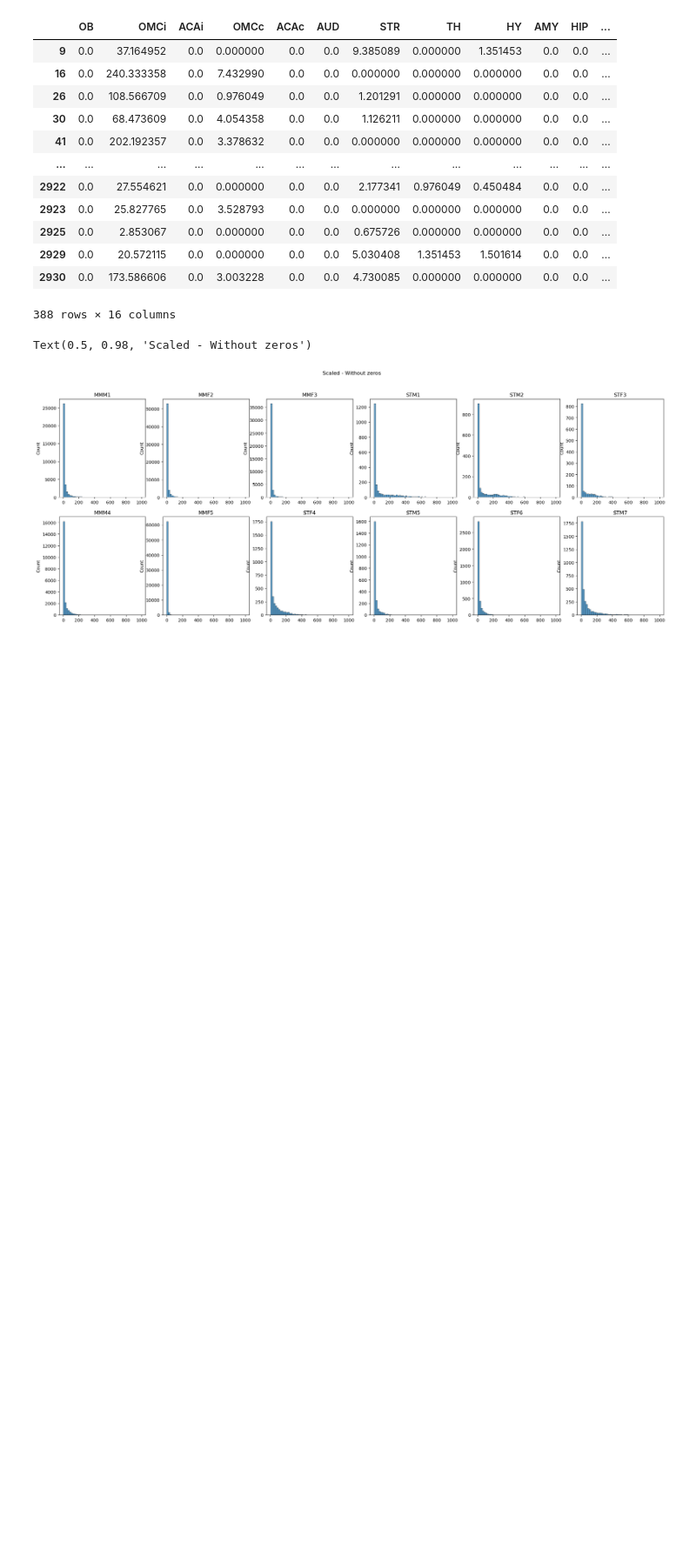
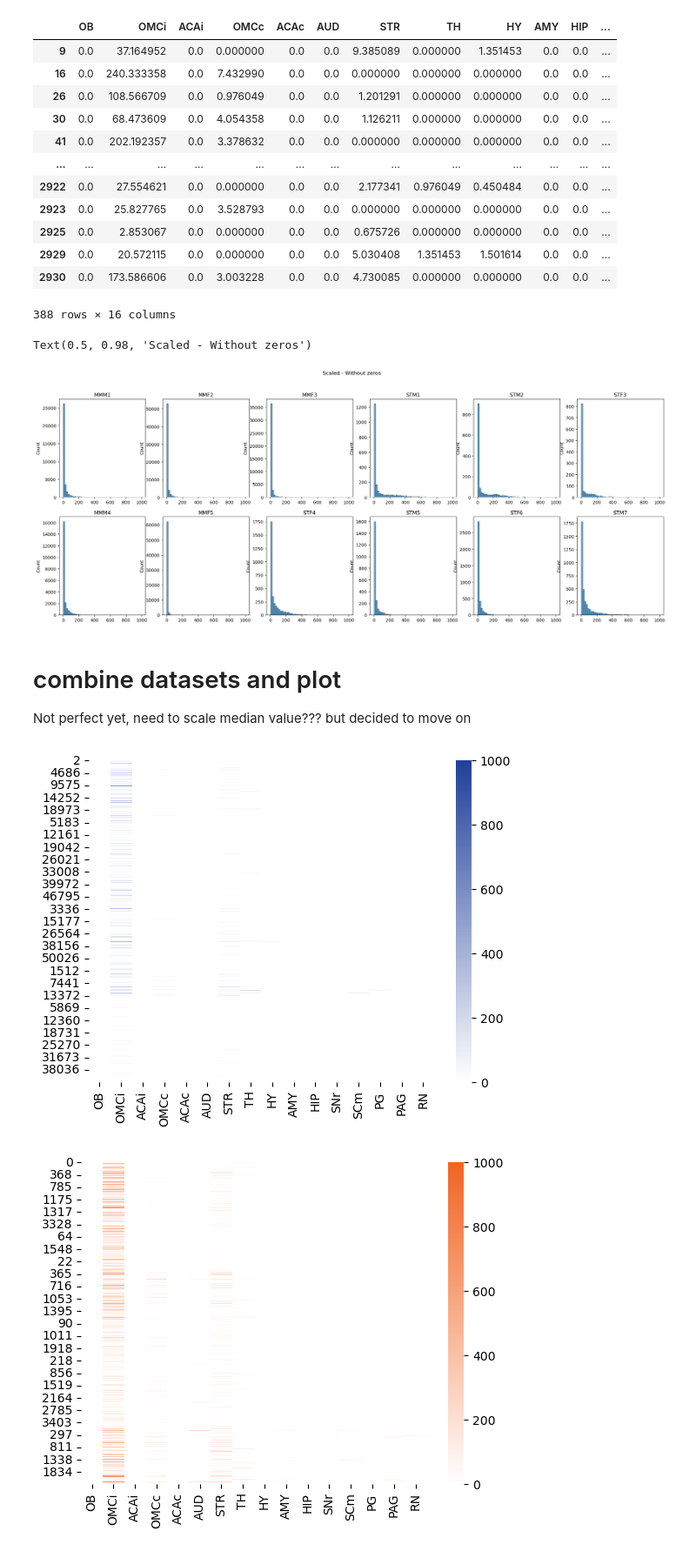
Before and after one commit to eisko/MAPseq_analysis, a Jupyter notebook: cell visualization testing.ipynb, the cells around one changed output. Shown at 87% size. Drawn from its saved outputs; the diff is of its cells as text; code cells hidden in the pictures; blank space fills up the shorter version.

Commit message:
scaled

```diff
--- a/cell visualization testing.ipynb
+++ b/cell visualization testing.ipynb
@@ -223,3 +223,25 @@ fig.suptitle("Scaled - Without zeros")
 # %% [output]
 Text(0.5, 0.98, 'Scaled - Without zeros')
 [figure]
+# %% [markdown]
+# combine datasets and plot
+Not perfect yet, need to scale median value??? but decided to move on
+# %%
+omc_mm = []
+omc_st = []
+for i in range(num_samples):
+    if species[i] == "MMus":
+        omc_mm.append(omc_scaled[i])
+    elif species[i] == "STeg":
+        omc_st.append(omc_scaled[i])
+
+omc_mm_all = pd.concat(omc_mm)
+omc_st_all = pd.concat(omc_st)
+# %%
+sns.heatmap(omc_mm_all, cmap=blue_cmp)
+plt.show()
+sns.heatmap(omc_st_all, cmap=orange_cmp)
+plt.show()
+# %% [output]
+[figure, added]
+[figure, added]
```
Also changed, not shown: parts of 1 cell of this notebook.
